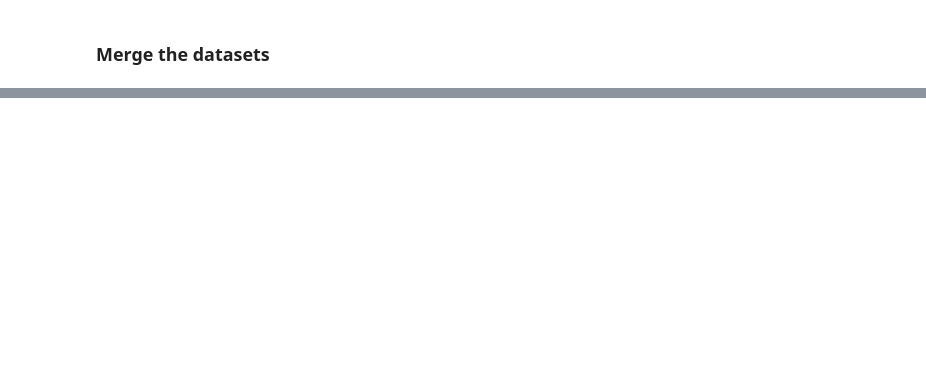
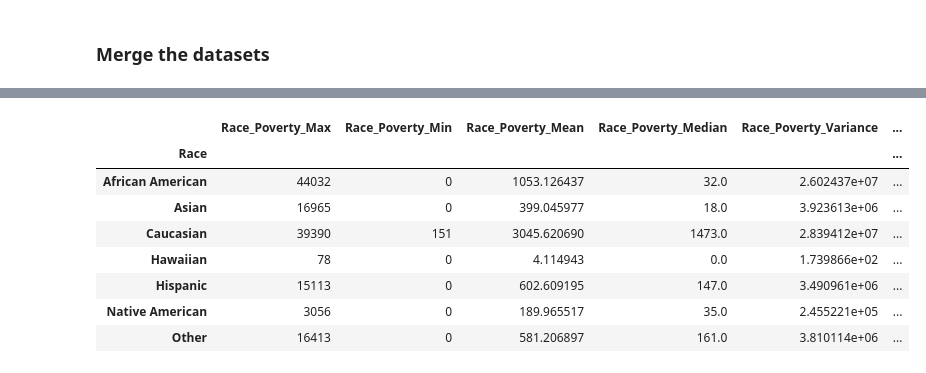
Before and after one commit to tlenzmeier58/Project_1, a Jupyter notebook: working.ipynb, the cells around one changed output, grey strips where cells are left out. Drawn from its saved outputs; the diff is of its cells as text; code cells hidden in the pictures; blank space fills up the shorter version.

```diff
--- a/working.ipynb
+++ b/working.ipynb
@@ -192,0 +532,41 @@ merged_df
+# %%
+# Statistics by race
+
+merged_race_gb = merged_df.groupby(["Race"])
+
+race_pop_stats = merged_race_gb["Population"].agg(["max", "min", "mean", np.median, "var", "std", "sem"])
+race_pov_stats = merged_race_gb["Poverty"].agg(["max", "min", "mean", np.median, "var", "std", "sem"])
+race_inf_stats = merged_race_gb["Infections"].agg(["max", "min", "mean", np.median, "var", "std", "sem"])
+race_pov_rate_stats = merged_race_gb["Poverty Rate"].agg(["max", "min", "mean", np.median, "var", "std", "sem"])
+race_inf_rate_stats = merged_race_gb["Infection Rate"].agg(["max", "min", "mean", np.median, "var", "std", "sem"])
+# %%
+#merge race poverty df's
+merged_race_pov_stats = pd.merge(race_pov_stats, race_pov_rate_stats, on='Race', how='inner')
+rc_names = {
+            'max_x':'Race_Poverty_Max',
+            'min_x':'Race_Poverty_Min',
+            'mean_x':'Race_Poverty_Mean',
+            'median_x':'Race_Poverty_Median',
+            'var_x': 'Race_Poverty_Variance',
+            'std_x': 'Race_Poverty_Std',
+            'sem_x': 'Race_Poverty_SEM',
+            'max_y': 'Race_Poverty_Rate_Max',
+            'min_y': 'Race_Poverty_Rate_Min',
+            'mean_y': 'Race_Poverty_Rate_Mean',
+            'median_y': 'Race_Poverty_Rate_Median',
+            'var_y': 'Race_Poverty_Rate_Variance',
+            'std_y': 'Race_Poverty_Rate_Std',
+            'sem_y': 'Race_Poverty_Rate_SEM'
+            }
+merged_race_pov_stats = merged_race_pov_stats.rename(columns=rc_names)
+merged_race_pov_stats
+# %% [output]
+|  | Race_Poverty_Max | Race_Poverty_Min | Race_Poverty_Mean | Race_Poverty_Median | Race_Poverty_Variance | ... |
+| Race |  |  |  |  |  | ... |
+| African American | 44032 | 0 | 1053.126437 | 32.0 | 2.602437e+07 | ... |
+| Asian | 16965 | 0 | 399.045977 | 18.0 | 3.923613e+06 | ... |
+| Caucasian | 39390 | 151 | 3045.620690 | 1473.0 | 2.839412e+07 | ... |
+| Hawaiian | 78 | 0 | 4.114943 | 0.0 | 1.739866e+02 | ... |
+| Hispanic | 15113 | 0 | 602.609195 | 147.0 | 3.490961e+06 | ... |
+| Native American | 3056 | 0 | 189.965517 | 35.0 | 2.455221e+05 | ... |
+| Other | 16413 | 0 | 581.206897 | 161.0 | 3.810114e+06 | ... |
```
Also changed, not shown: parts of 28 cells of this notebook.
